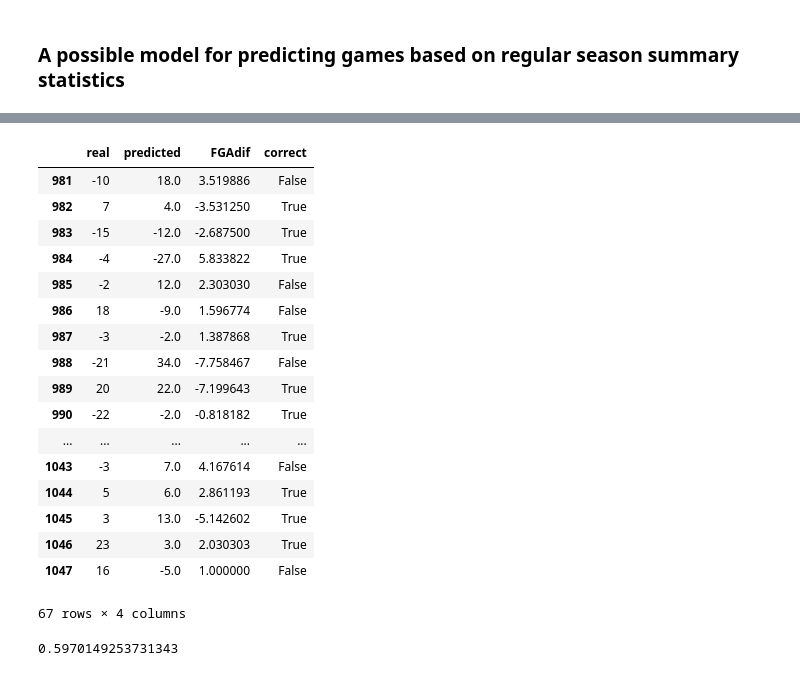
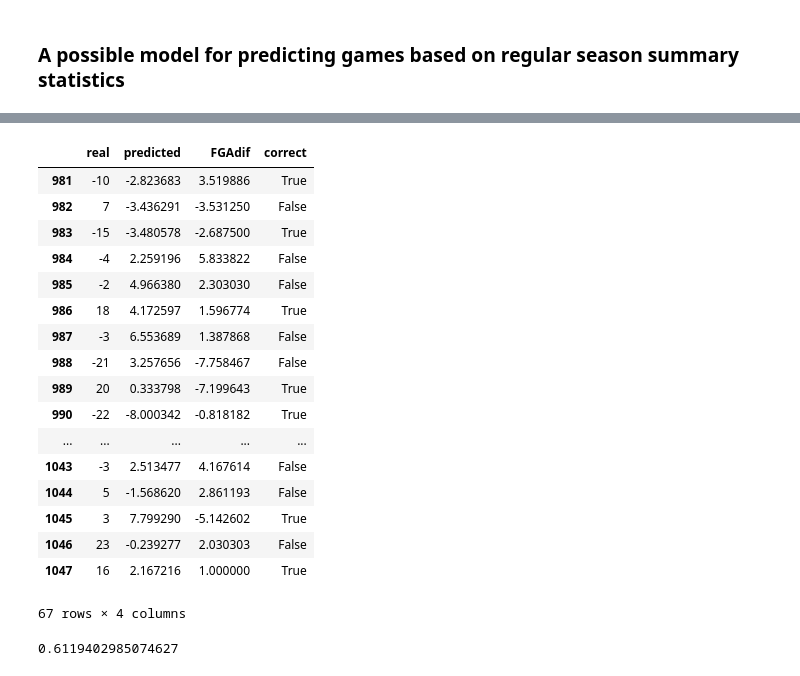
Before and after one commit to puvvadakc/NCAA2k19Predictions, a Jupyter notebook: testing/NCAA_ML_Workbook.ipynb, the cells around one changed output, grey strips where cells are left out. Cells and saved outputs as stored; diff of their text form; code cells hidden in the pictures.

```diff
--- a/testing/NCAA_ML_Workbook.ipynb
+++ b/testing/NCAA_ML_Workbook.ipynb
@@ -301,33 +315,33 @@ GridSearchCV(cv='warn', error_score='raise-deprecating',
 # %%
 results = pd.DataFrame()
 results['real'] = test_year.score_dif
-results['predicted'] = model.predict(test_year.drop(columns=['score_dif', 'Season']))
+results['predicted'] = grid.predict(test_year.drop(columns=['score_dif', 'Season']))
 results['FGAdif'] = test_year.FGA
 
 results[results['real'] * results['predicted'] > 0]
 results['correct'] = results['real'] * results['predicted'] > 0
 display(results)
 len(results[results['real'] * results['predicted'] > 0]) / len(results)
 # %% [output]
 |  | real | predicted | FGAdif | correct |
-| 981 | -10 | 18.0 | 3.519886 | False |
-| 982 | 7 | 4.0 | -3.531250 | True |
-| 983 | -15 | -12.0 | -2.687500 | True |
-| 984 | -4 | -27.0 | 5.833822 | True |
-| 985 | -2 | 12.0 | 2.303030 | False |
-| 986 | 18 | -9.0 | 1.596774 | False |
-| 987 | -3 | -2.0 | 1.387868 | True |
-| 988 | -21 | 34.0 | -7.758467 | False |
-| 989 | 20 | 22.0 | -7.199643 | True |
-| 990 | -22 | -2.0 | -0.818182 | True |
+| 981 | -10 | -2.823683 | 3.519886 | True |
+| 982 | 7 | -3.436291 | -3.531250 | False |
+| 983 | -15 | -3.480578 | -2.687500 | True |
+| 984 | -4 | 2.259196 | 5.833822 | False |
+| 985 | -2 | 4.966380 | 2.303030 | False |
+| 986 | 18 | 4.172597 | 1.596774 | True |
+| 987 | -3 | 6.553689 | 1.387868 | False |
+| 988 | -21 | 3.257656 | -7.758467 | False |
+| 989 | 20 | 0.333798 | -7.199643 | True |
+| 990 | -22 | -8.000342 | -0.818182 | True |
 | ... | ... | ... | ... | ... |
-| 1043 | -3 | 7.0 | 4.167614 | False |
-| 1044 | 5 | 6.0 | 2.861193 | True |
-| 1045 | 3 | 13.0 | -5.142602 | True |
-| 1046 | 23 | 3.0 | 2.030303 | True |
-| 1047 | 16 | -5.0 | 1.000000 | False |
+| 1043 | -3 | 2.513477 | 4.167614 | False |
+| 1044 | 5 | -1.568620 | 2.861193 | False |
+| 1045 | 3 | 7.799290 | -5.142602 | True |
+| 1046 | 23 | -0.239277 | 2.030303 | False |
+| 1047 | 16 | 2.167216 | 1.000000 | True |
 67 rows × 4 columns
-0.5970149253731343
+0.6119402985074627
 # %%
 print(features)
 # %% [output]
```
Also changed, not shown: parts of 5 cells of this notebook.
